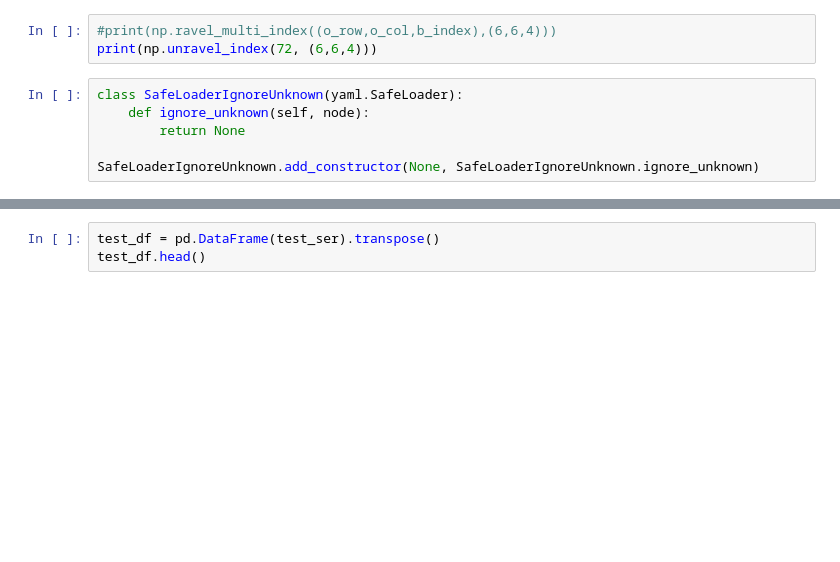
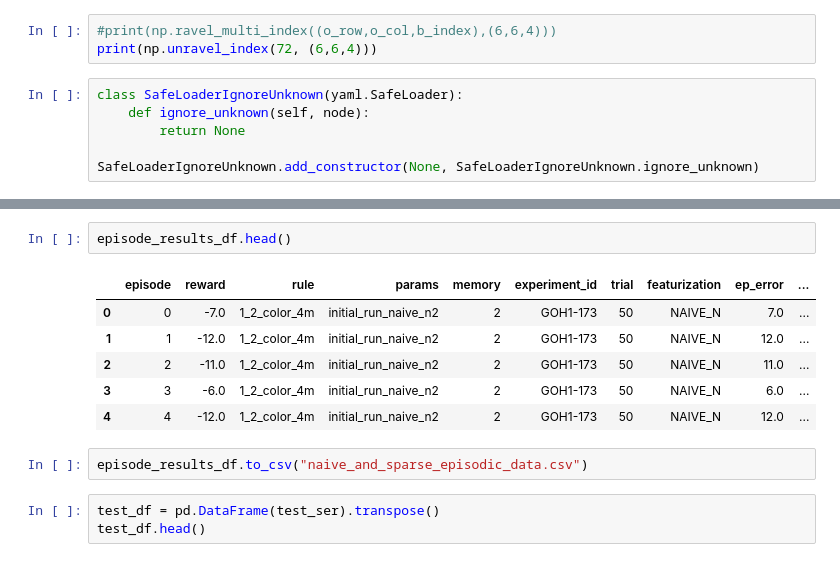
Before and after one commit to epulick/gohr, a Jupyter notebook: misc/eric_dev.ipynb, the cells around one changed output, grey strips where cells are left out. Drawn from its saved outputs; the diff is of its cells as text; blank space fills up the shorter version.

```diff
--- a/misc/eric_dev.ipynb
+++ b/misc/eric_dev.ipynb
@@ -166,3 +183,14 @@ terminal_results_df = pd.concat(terminal_results_list,ignore_index=True)
+# %%
+episode_results_df.head()
+# %% [output]
+|  | episode | reward | rule | params | memory | experiment_id | trial | featurization | ep_error | ... |
+| 0 | 0 | -7.0 | 1_2_color_4m | initial_run_naive_n2 | 2 | GOH1-173 | 50 | NAIVE_N | 7.0 | ... |
+| 1 | 1 | -12.0 | 1_2_color_4m | initial_run_naive_n2 | 2 | GOH1-173 | 50 | NAIVE_N | 12.0 | ... |
+| 2 | 2 | -11.0 | 1_2_color_4m | initial_run_naive_n2 | 2 | GOH1-173 | 50 | NAIVE_N | 11.0 | ... |
+| 3 | 3 | -6.0 | 1_2_color_4m | initial_run_naive_n2 | 2 | GOH1-173 | 50 | NAIVE_N | 6.0 | ... |
+| 4 | 4 | -12.0 | 1_2_color_4m | initial_run_naive_n2 | 2 | GOH1-173 | 50 | NAIVE_N | 12.0 | ... |
+# %%
+episode_results_df.to_csv("naive_and_sparse_episodic_data.csv")
 # %%
 test_df = pd.DataFrame(test_ser).transpose()
 test_df.head()
```
Also changed, not shown: parts of 12 cells of this notebook, 9 other files.
